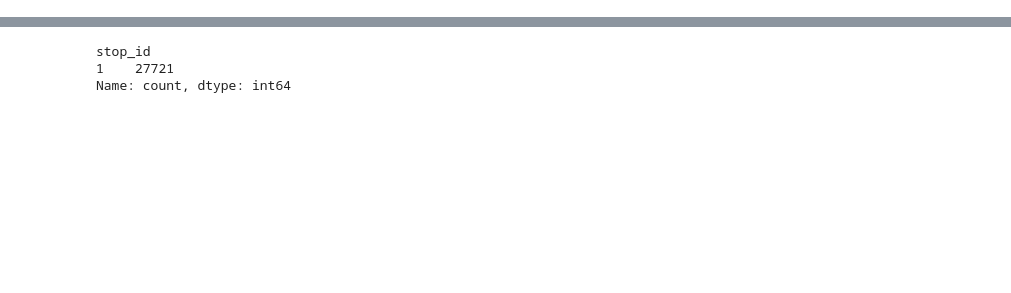
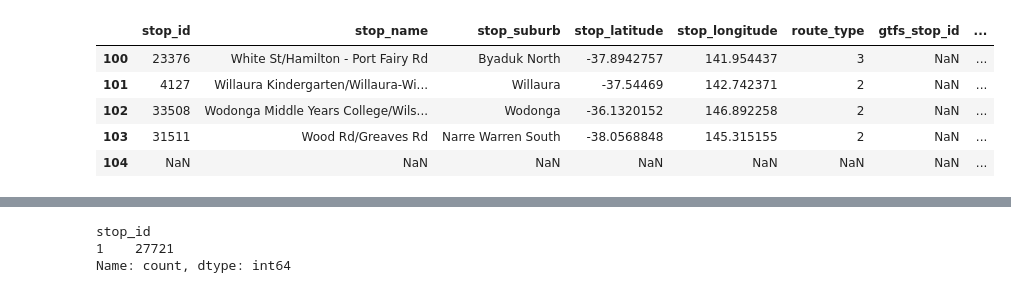
Before and after one commit to thanhan910/PTV, a Jupyter notebook: notebooks/ptv-api-stops-clean.ipynb, the cells around one changed output, grey strips where cells are left out. Saved outputs shown, nothing was run; the diff lists cells and outputs as text; code cells hidden in the pictures; blank space fills up the shorter version.

```diff
--- a/notebooks/ptv-api-stops-clean.ipynb
+++ b/notebooks/ptv-api-stops-clean.ipynb
@@ -303,0 +255,9 @@ API_DF_STOPS_INFO_FULL = pd.concat([API_DF_STOPS_INFO, GA_DF_MISSING_STOPS], ign
+# %%
+df_test_merge_by_name.tail()
+# %% [output]
+|  | stop_id | stop_name | stop_suburb | stop_latitude | stop_longitude | route_type | gtfs_stop_id | ... |
+| 100 | 23376 | White St/Hamilton - Port Fairy Rd | Byaduk North | -37.8942757 | 141.954437 | 3 | NaN | ... |
+| 101 | 4127 | Willaura Kindergarten/Willaura-Wi... | Willaura | -37.54469 | 142.742371 | 2 | NaN | ... |
+| 102 | 33508 | Wodonga Middle Years College/Wils... | Wodonga | -36.1320152 | 146.892258 | 2 | NaN | ... |
+| 103 | 31511 | Wood Rd/Greaves Rd | Narre Warren South | -38.0568848 | 145.315155 | 2 | NaN | ... |
+| 104 | NaN | NaN | NaN | NaN | NaN | NaN | NaN | ... |
```
Also changed, not shown: parts of 38 cells of this notebook.
